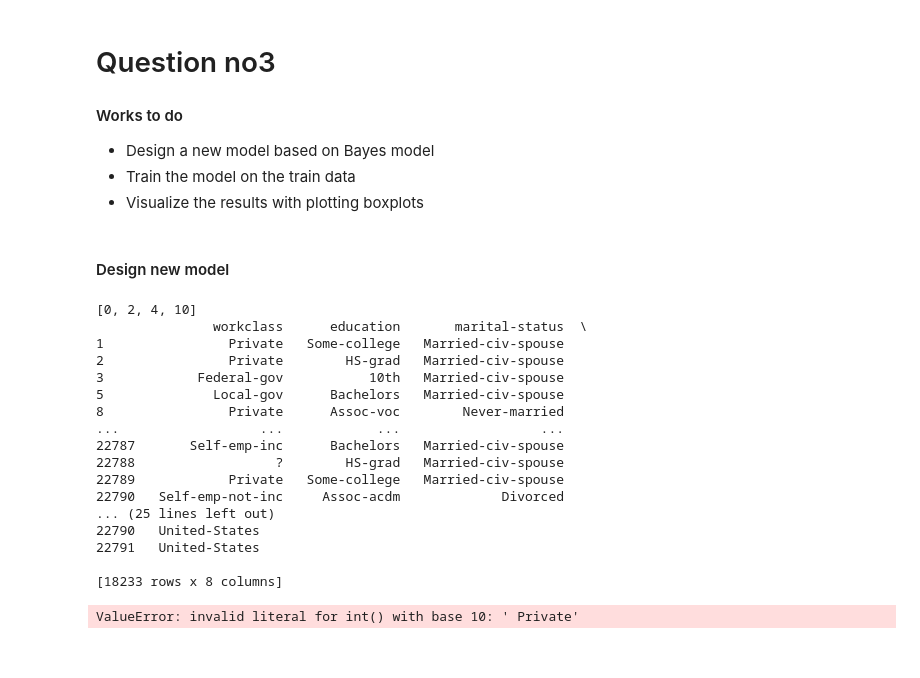
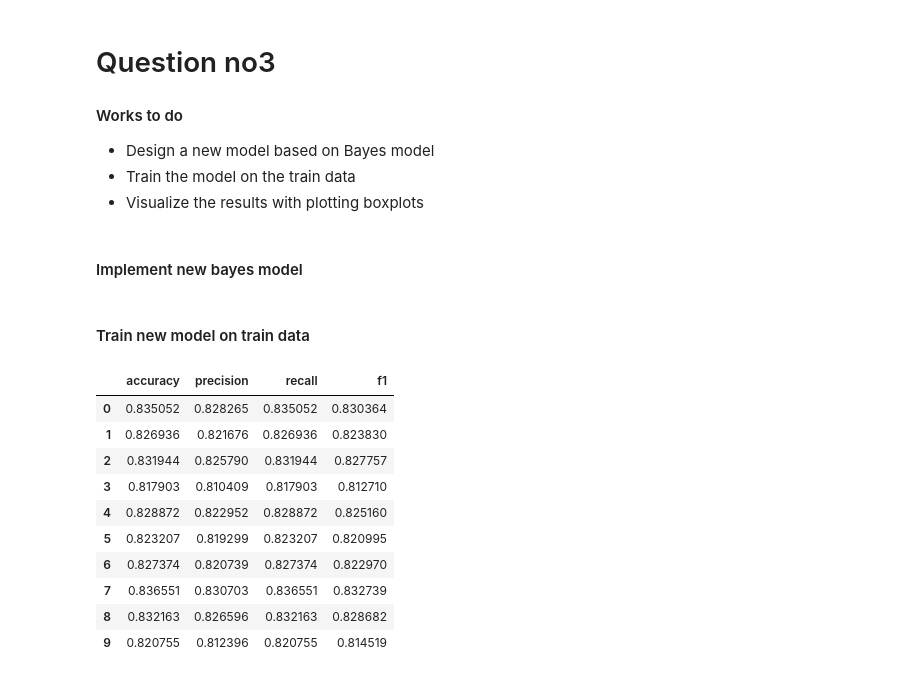
Before and after one commit to yazdanzv/ML_Project_no5, a Jupyter notebook: main.ipynb, the cells around one changed output. Cells and saved outputs as stored; diff of their text form; code cells hidden in the pictures.

```diff
--- a/main.ipynb
+++ b/main.ipynb
@@ -385,7 +385,7 @@ predictions.to_csv('./Dataset/prediction_lr.csv', index=False)
     <li>Visualize the results with plotting boxplots</li>
 </ul>
 # %% [markdown]
-<h4>Design new model</h4>
+<h4>Implement new bayes model</h4>
 # %%
 class NewBayesModel:
     def __init__(self, cat_indices):
@@ -396,21 +396,19 @@ class NewBayesModel:
 
     def fit(self, X, y):
         self.num_indices = [i for i in range(X.shape[1]) if i not in self.cat_indices]
-        print(self.num_indices)
 
 
         # Separate the data
         X_num = X.iloc[:, self.num_indices]
         X_cat = X.iloc[:, self.cat_indices]
-        print(X_cat)
 
         # Fit models
         self.gnb.fit(X_num, y)
         self.cnb.fit(X_cat, y)
 
     def predict(self, X):
-        X_num = X[:, self.num_indices]
-        X_cat = X[:, self.cat_indices]
+        X_num = X.iloc[:, self.num_indices]
+        X_cat = X.iloc[:, self.cat_indices]
 
         # Get probabilities
         num_probs = self.gnb.predict_proba(X_num)
@@ -420,6 +418,8 @@ class NewBayesModel:
         combined_probs = num_probs * cat_probs
         predictions = np.argmax(combined_probs, axis=1)
         return predictions
+# %% [markdown]
+<h4>Train new model on train data</h4>
 # %%
 # Prepare categorical features indices based on data set
 cat_index = [1, 3, 5, 6, 7, 8, 9, 11]
@@ -427,46 +427,37 @@ cat_index = [1, 3, 5, 6, 7, 8, 9, 11]
 # Define repeated k folds cross validation
 rkf = RepeatedKFold(n_repeats=2, n_splits=5, random_state=1)
 
-# Define data
-y_train_mixed = pd.DataFrame(data_train['income'])
-X_train_mixed = data_train.drop(columns=['income'])
-
 # Train model
 models = []
 scores = []
 
 
-for train_index, val_index in rkf.split(X_train_mixed, y_train_mixed):
+for train_index, val_index in rkf.split(X_train, y_train):
     # Prepare folds
-    X_train_fold, X_val_fold = X_train_mixed.iloc[train_index], X_train_mixed.iloc[val_index]
-    y_train_fold, y_val_fold = y_train_mixed.iloc[train_index], y_train_mixed.iloc[val_index]
+    X_train_fold, X_val_fold = X_train.iloc[train_index], X_train.iloc[val_index]
+    y_train_fold, y_val_fold = y_train.iloc[train_index], y_train.iloc[val_index]
 
 
     model = NewBayesModel(cat_index)
     model.fit(X_train_fold, y_train_fold)
-    # predictions = copy.deepcopy(model.predict(X_val_fold))
-    # score = {'accuracy': accuracy_score(y_true=y_val_fold, y_pred=predictions),
-    #             'precision': precision_score(y_true=y_val_fold, y_pred=predictions, average='weighted'),
-    #             'recall': recall_score(y_true=y_val_fold, y_pred=predictions, average='weighted'),
-    #             'f1': f1_score(y_true=y_val_fold, y_pred=predictions, average='weighted')}
-    # scores.append(copy.deepcopy(score))
-    # models.append(copy.deepcopy(model))
+    predictions = copy.deepcopy(model.predict(X_val_fold))
+    score = {'accuracy': accuracy_score(y_true=y_val_fold, y_pred=predictions),
+                'precision': precision_score(y_true=y_val_fold, y_pred=predictions, average='weighted'),
+                'recall': recall_score(y_true=y_val_fold, y_pred=predictions, average='weighted'),
+                'f1': f1_score(y_true=y_val_fold, y_pred=predictions, average='weighted')}
+    scores.append(copy.deepcopy(score))
+    models.append(copy.deepcopy(model))
-# %% [output]
-[0, 2, 4, 10]
-               workclass      education       marital-status  \
-1                Private   Some-college   Married-civ-spouse
-2                Private        HS-grad   Married-civ-spouse
-3            Federal-gov           10th   Married-civ-spouse
-5              Local-gov      Bachelors   Married-civ-spouse
-8                Private      Assoc-voc        Never-married
-...                  ...            ...                  ...
-22787       Self-emp-inc      Bachelors   Married-civ-spouse
-22788                  ?        HS-grad   Married-civ-spouse
-22789            Private   Some-college   Married-civ-spouse
-22790   Self-emp-not-inc     Assoc-acdm             Divorced
-... (25 lines left out)
-22790   United-States
-22791   United-States
-
-[18233 rows x 8 columns]
-ValueError: invalid literal for int() with base 10: ' Private'
+# %%
+pd.DataFrame(scores)
+# %% [output]
+|  | accuracy | precision | recall | f1 |
+| 0 | 0.835052 | 0.828265 | 0.835052 | 0.830364 |
+| 1 | 0.826936 | 0.821676 | 0.826936 | 0.823830 |
+| 2 | 0.831944 | 0.825790 | 0.831944 | 0.827757 |
+| 3 | 0.817903 | 0.810409 | 0.817903 | 0.812710 |
+| 4 | 0.828872 | 0.822952 | 0.828872 | 0.825160 |
+| 5 | 0.823207 | 0.819299 | 0.823207 | 0.820995 |
+| 6 | 0.827374 | 0.820739 | 0.827374 | 0.822970 |
+| 7 | 0.836551 | 0.830703 | 0.836551 | 0.832739 |
+| 8 | 0.832163 | 0.826596 | 0.832163 | 0.828682 |
+| 9 | 0.820755 | 0.812396 | 0.820755 | 0.814519 |
```
Also changed, not shown: parts of 7 cells of this notebook, 1 other file.
